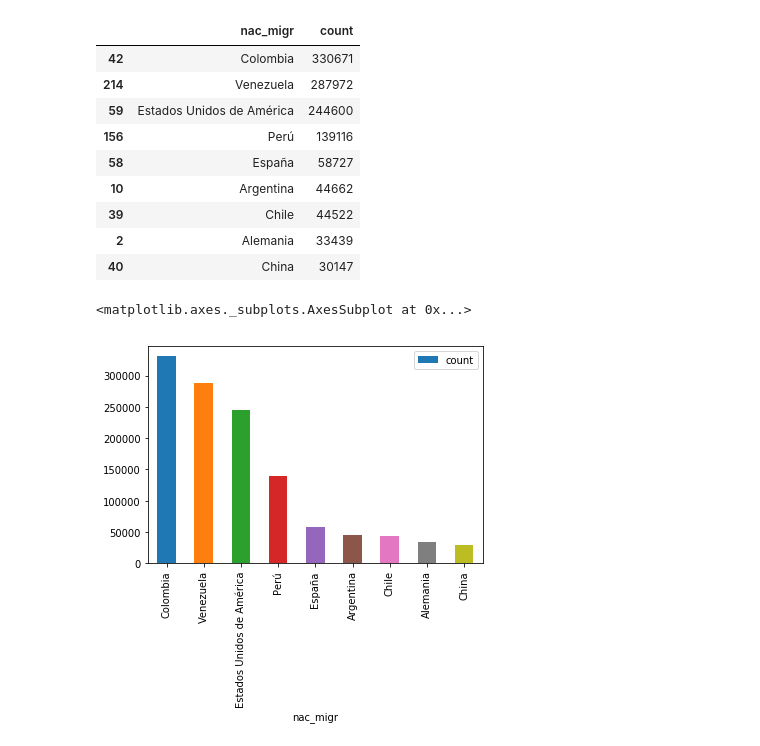
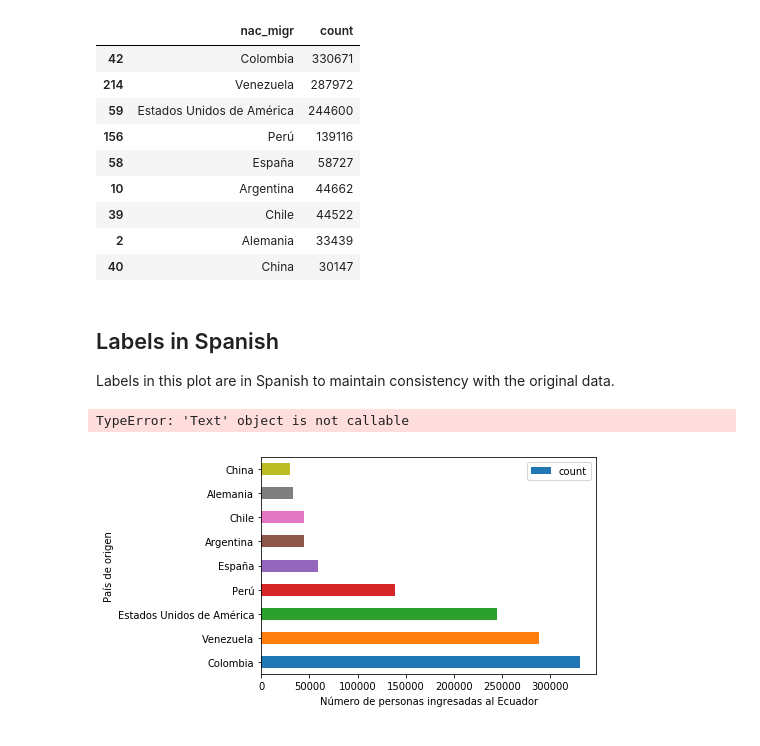
Before and after one commit to suprematis/Ecuador_Migration_Patterns, a Jupyter notebook: Migration_Data_Ingest_Ecuador.ipynb, the cells around one changed output. Drawn from its saved outputs; the diff is of its cells as text; code cells hidden in the pictures.

Commit message:
Miscellaneous markdown plus horizontal bar plot of top 10

```diff
--- a/Migration_Data_Ingest_Ecuador.ipynb
+++ b/Migration_Data_Ingest_Ecuador.ipynb
@@ -242,8 +255,16 @@ top_ten_entry_forn
 | 39 | Chile | 44522 |
 | 2 | Alemania | 33439 |
 | 40 | China | 30147 |
-# %%
-top_ten_entry_forn.plot.bar(x='nac_migr', y='count')
-# %% [output]
-<matplotlib.axes._subplots.AxesSubplot at 0x...>
-[figure, removed]
+# %% [markdown]
+## Labels in Spanish
+Labels in this plot are in Spanish to maintain consistency with the original data.
+# %%
+plt = top_ten_entry_forn.plot.barh(x='nac_migr', y='count')
+plt.set_xlabel(u'Número de personas ingresadas al Ecuador')
+plt.set_ylabel(u'País de origen')
+plt.legend()
+plt.title(u'Top 10 de países con mayor número de ingresos al Ecuador en 2017')
+plt.show()
+# %% [output]
+TypeError: 'Text' object is not callable
+[figure, added]
```
Also changed, not shown: parts of 5 cells of this notebook.
